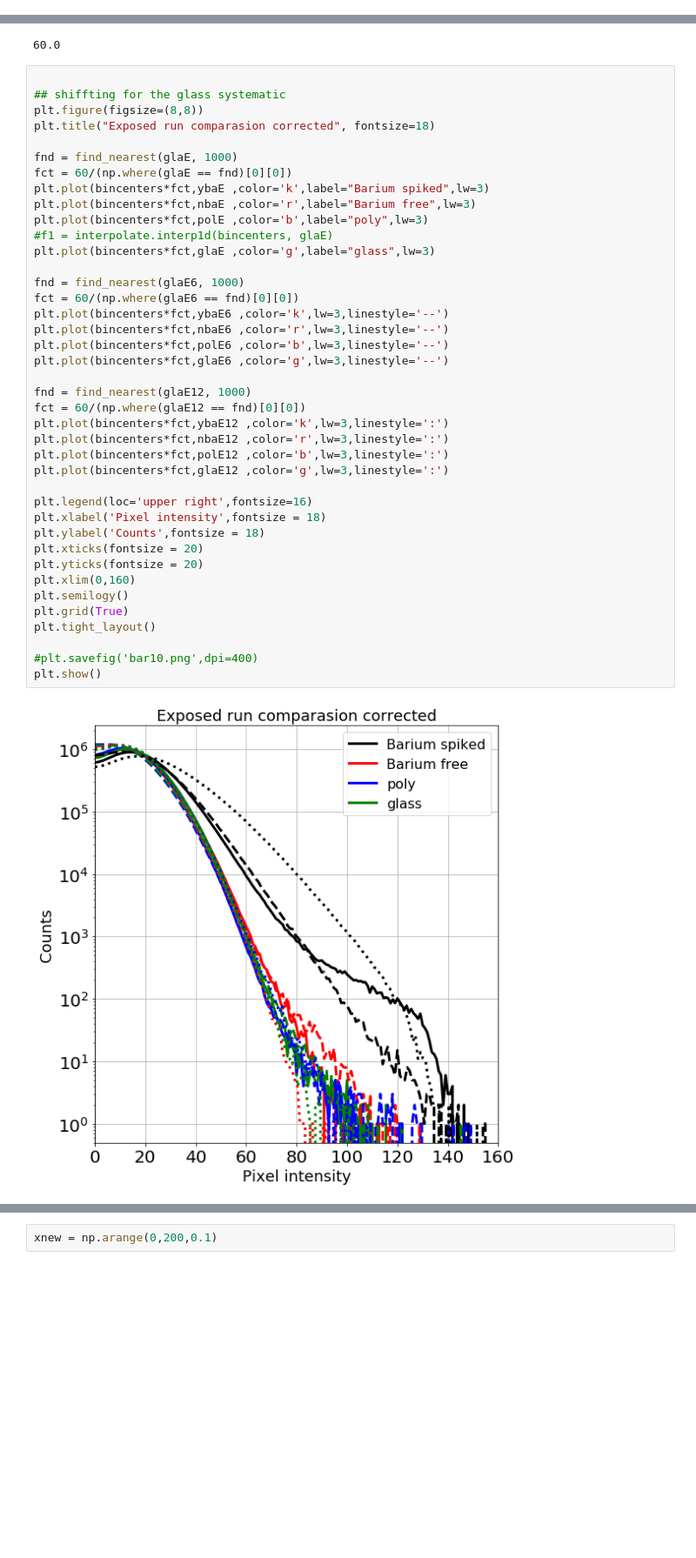
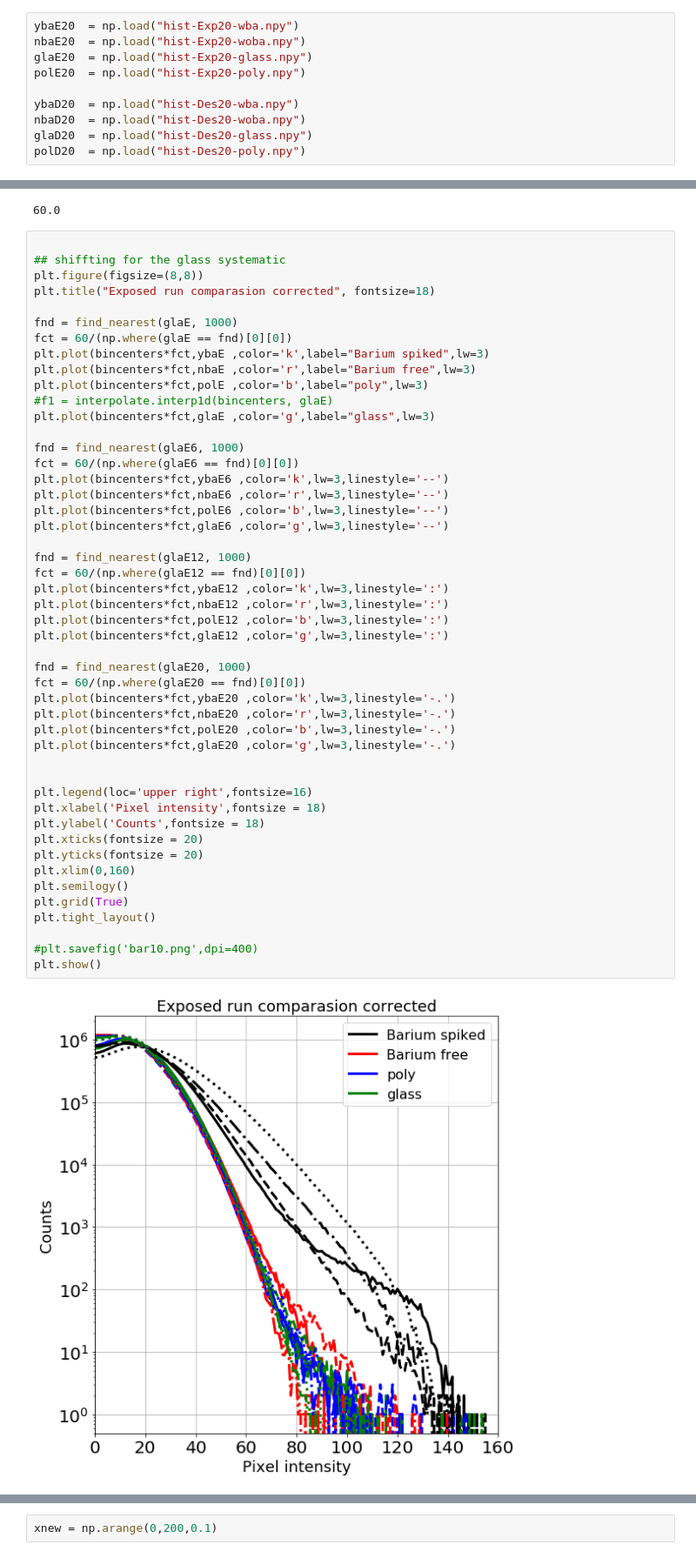
Before and after one commit to AustinMcDonald/slide-comp, a Jupyter notebook: Monos-hists-V5.ipynb, the cells around one changed output, grey strips where cells are left out. Shown at 87% size. Drawn from its saved outputs; the diff is of its cells as text; blank space fills up the shorter version.

```diff
--- a/Monos-hists-V5.ipynb
+++ b/Monos-hists-V5.ipynb
@@ -127,3 +127,13 @@ plt.tight_layout()
 plt.show()
 # %% [output]
 [figure]
+# %%
+ybaE20  = np.load("hist-Exp20-wba.npy")
+nbaE20  = np.load("hist-Exp20-woba.npy")
+glaE20  = np.load("hist-Exp20-glass.npy")
+polE20  = np.load("hist-Exp20-poly.npy")
+
+ybaD20  = np.load("hist-Des20-wba.npy")
+nbaD20  = np.load("hist-Des20-woba.npy")
+glaD20  = np.load("hist-Des20-glass.npy")
+polD20  = np.load("hist-Des20-poly.npy")
@@ -230,31 +277,39 @@ plt.plot(bincenters*fct,polE ,color='b',label="poly",lw=3)
 #f1 = interpolate.interp1d(bincenters, glaE)
 plt.plot(bincenters*fct,glaE ,color='g',label="glass",lw=3)
 
 fnd = find_nearest(glaE6, 1000)
 fct = 60/(np.where(glaE6 == fnd)[0][0])
 plt.plot(bincenters*fct,ybaE6 ,color='k',lw=3,linestyle='--')
 plt.plot(bincenters*fct,nbaE6 ,color='r',lw=3,linestyle='--')
 plt.plot(bincenters*fct,polE6 ,color='b',lw=3,linestyle='--')
 plt.plot(bincenters*fct,glaE6 ,color='g',lw=3,linestyle='--')
 
 fnd = find_nearest(glaE12, 1000)
 fct = 60/(np.where(glaE12 == fnd)[0][0])
 plt.plot(bincenters*fct,ybaE12 ,color='k',lw=3,linestyle=':')
 plt.plot(bincenters*fct,nbaE12 ,color='r',lw=3,linestyle=':')
 plt.plot(bincenters*fct,polE12 ,color='b',lw=3,linestyle=':')
 plt.plot(bincenters*fct,glaE12 ,color='g',lw=3,linestyle=':')
 
+fnd = find_nearest(glaE20, 1000)
+fct = 60/(np.where(glaE20 == fnd)[0][0])
+plt.plot(bincenters*fct,ybaE20 ,color='k',lw=3,linestyle='-.')
+plt.plot(bincenters*fct,nbaE20 ,color='r',lw=3,linestyle='-.')
+plt.plot(bincenters*fct,polE20 ,color='b',lw=3,linestyle='-.')
+plt.plot(bincenters*fct,glaE20 ,color='g',lw=3,linestyle='-.')
+
+
 plt.legend(loc='upper right',fontsize=16)
 plt.xlabel('Pixel intensity',fontsize = 18)
 plt.ylabel('Counts',fontsize = 18)
 plt.xticks(fontsize = 20)
 plt.yticks(fontsize = 20)
 plt.xlim(0,160)
 plt.semilogy()
 plt.grid(True)
 plt.tight_layout()
 
 #plt.savefig('bar10.png',dpi=400)
 plt.show()
 # %% [output]
-[figure, old version]
+[figure, new version]
```
Also changed, not shown: parts of 7 cells of this notebook, 16 other files.
